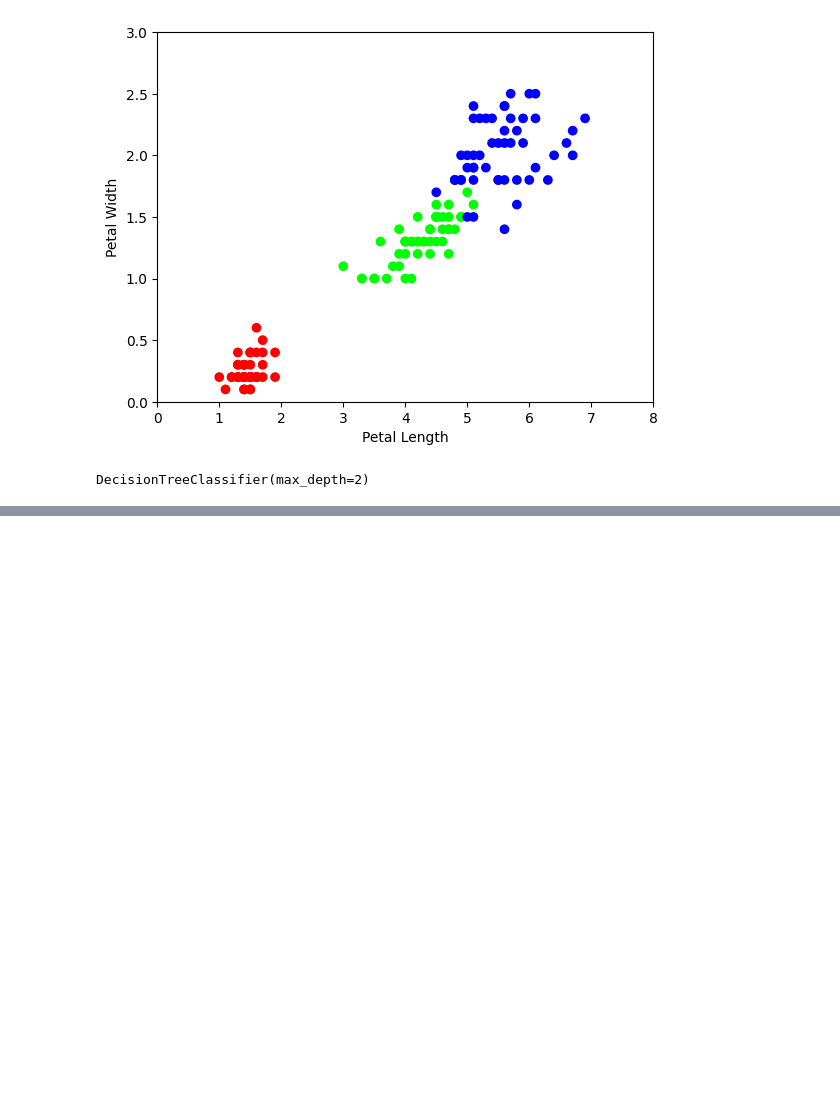
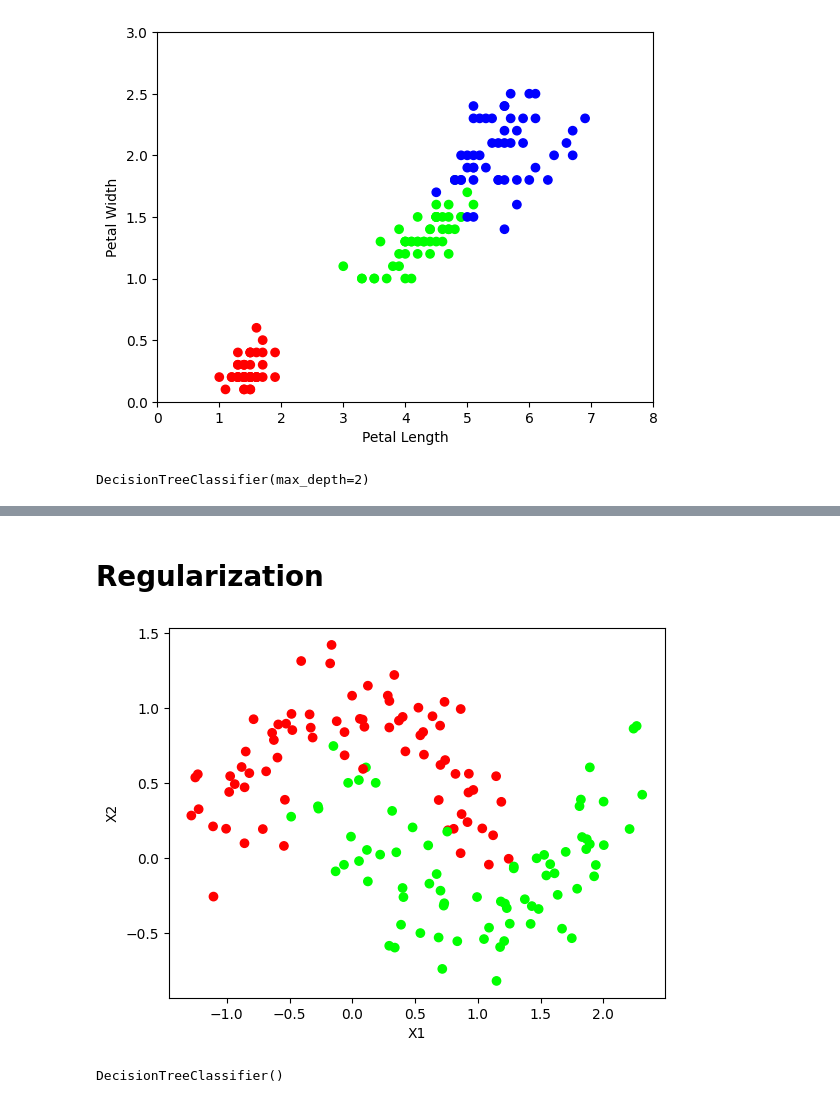
Before and after one commit to abhishak3/MLM, a Jupyter notebook: 05.DecisionTrees.ipynb, the cells around one changed output, grey strips where cells are left out. Saved outputs shown, nothing was run; the diff lists cells and outputs as text; code cells hidden in the pictures; blank space fills up the shorter version.

Commit message:
regularizatoin decision trees

```diff
--- a/05.DecisionTrees.ipynb
+++ b/05.DecisionTrees.ipynb
@@ -56,0 +67,13 @@ plt.show()
+# %% [markdown]
+# Regularization
+# %%
+from sklearn.datasets import make_moons
+X, y = make_moons(n_samples=150, noise=0.20, random_state=42)
+plot_dataset(X, y, xlabel="X1", ylabel="X2")
+# %% [output]
+[figure, added]
+# %%
+tree_clf = DecisionTreeClassifier() # no restrictions
+tree_clf.fit(X, y)
+# %% [output]
+DecisionTreeClassifier()
```
Also changed, not shown: parts of 6 cells of this notebook.
